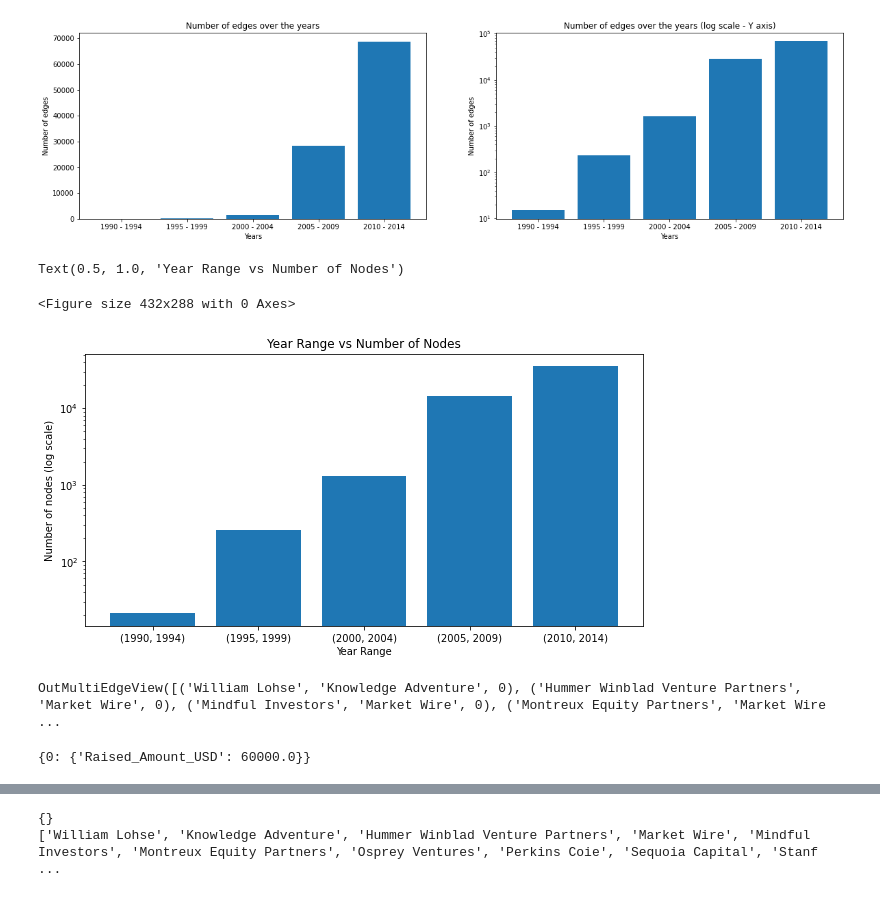
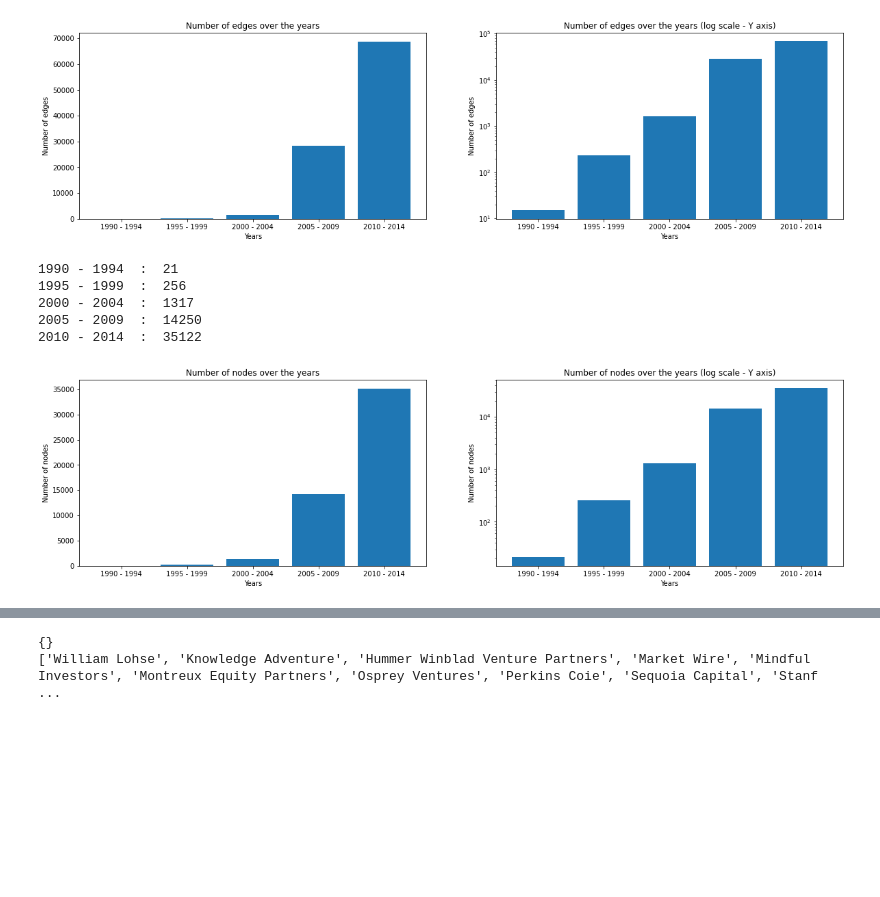
Before and after one commit to omeryefet/Complex_Networks, a Jupyter notebook: Project2022.ipynb, the cells around one changed output, grey strips where cells are left out. Drawn from its saved outputs; the diff is of its cells as text; code cells hidden in the pictures; blank space fills up the shorter version.

```diff
--- a/Project2022.ipynb
+++ b/Project2022.ipynb
@@ -53,7 +54,6 @@ Number of investments: 99090
 ### Building the network
 # %%
 G_weighted_directed = nx.from_pandas_edgelist(df=df,source='Investor_Name',target='Company_Name',edge_attr=True,create_using=nx.MultiDiGraph())
-nodes = pd.DataFrame(list(G_weighted_directed.nodes))
 print('General information about the graph (all data):\n\n',nx.info(G_weighted_directed))
 # %% [output]
 General information about the graph (all data):
@@ -74,5 +75,6 @@ df_list =[df[(df['Funded_Year'] <= year_range[1]) & (df['Funded_Year'] >= year_r
 # %%
-G_weighted_directed = nx.from_pandas_edgelist(df=df_list[4],source='Investor_Name',target='Company_Name',edge_attr=True,create_using=nx.MultiDiGraph())
+# G_weighted_directed = nx.from_pandas_edgelist(df=df_list[4],source='Investor_Name',target='Company_Name',edge_attr=True,create_using=nx.MultiDiGraph())
+G_weighted_directed = graph_list[4]
 # nodes = pd.DataFrame(list(G_weighted_directed.nodes))
 print(nx.info(G_weighted_directed))
 # degrees = [G_weighted_directed.degree(n) for n in G_weighted_directed.nodes()]
@@ -171,7 +174,7 @@ plt.axis('equal')
 Graphs - number of edges
 years_range = [(1990, 1994), (1995, 1999), (2000, 2004), (2005,2009), (2010, 2014)]
 # %%
-graph_list = [nx.from_pandas_edgelist(df_list[i],source='Investor_Name',target='Company_Name', edge_attr='Raised_Amount_USD', create_using=nx.MultiDiGraph()) for i, _ in enumerate(years_range)]
+# graph_list = [nx.from_pandas_edgelist(df_list[i],source='Investor_Name',target='Company_Name', edge_attr='Raised_Amount_USD', create_using=nx.MultiDiGraph()) for i, _ in enumerate(years_range)]
 
 # G90_94 = nx.from_pandas_edgelist(df=df_list[0],source='Investor_Name',target='Company_Name',edge_attr=True,create_using=nx.MultiDiGraph())
 # G95_99 = nx.from_pandas_edgelist(df=df_list[1],source='Investor_Name',target='Company_Name',edge_attr=True,create_using=nx.MultiDiGraph())
@@ -200,25 +203,26 @@ for i in range(2):
 2005 - 2009  :  28455
 2010 - 2014  :  68752
 [figure]
-# %%
-node_number_histogram = {str(year_range):graph_list[i].number_of_nodes() for i, year_range  in enumerate(years_range)}
-fig = plt.figure()
-fig, ax = plt.subplots(figsize=(10,5))
-ax.bar(node_number_histogram.keys(), node_number_histogram.values())
-ax.set_xlabel("Year Range")
-ax.set_yscale('log')
-ax.set_ylabel("Number of nodes (log scale)")
-ax.set_title("Year Range vs Number of Nodes")
-# %% [output]
-Text(0.5, 1.0, 'Year Range vs Number of Nodes')
-<Figure size 432x288 with 0 Axes>
-[figure, removed]
-# %%
-graph_list[0].edges
-# %% [output]
-OutMultiEdgeView([('William Lohse', 'Knowledge Adventure', 0), ('Hummer Winblad Venture Partners', 'Market Wire', 0), ('Mindful Investors', 'Market Wire', 0), ('Montreux Equity Partners', 'Market Wire ...
-# %%
-graph_list[0].get_edge_data('William Lohse', 'Knowledge Adventure')
-# %% [output]
-{0: {'Raised_Amount_USD': 60000.0}}
+# %%
+node_number_histogram = {f'{year_range[0]} - {year_range[1]}':graph_list[i].number_of_nodes() for i, year_range  in enumerate(years_range)}
+for years,nodes in node_number_histogram.items():
+    print(f'{years}  :  {nodes}')
+
+fig, axs = plt.subplots(1,2,figsize=(20,5))
+for i in range(2):
+    axs[i].bar(node_number_histogram.keys(), node_number_histogram.values())
+    axs[i].set_xlabel("Years")
+    axs[i].set_ylabel("Number of nodes")
+    titel = f'Number of nodes over the years'
+    if i>0:
+        axs[i].set_yscale('log')
+        titel += ' (log scale - Y axis)'
+    axs[i].set_title(titel)
+# %% [output]
+1990 - 1994  :  21
+1995 - 1999  :  256
+2000 - 2004  :  1317
+2005 - 2009  :  14250
+2010 - 2014  :  35122
+[figure, added]
 # %%
```
Also changed, not shown: parts of 14 cells of this notebook.
